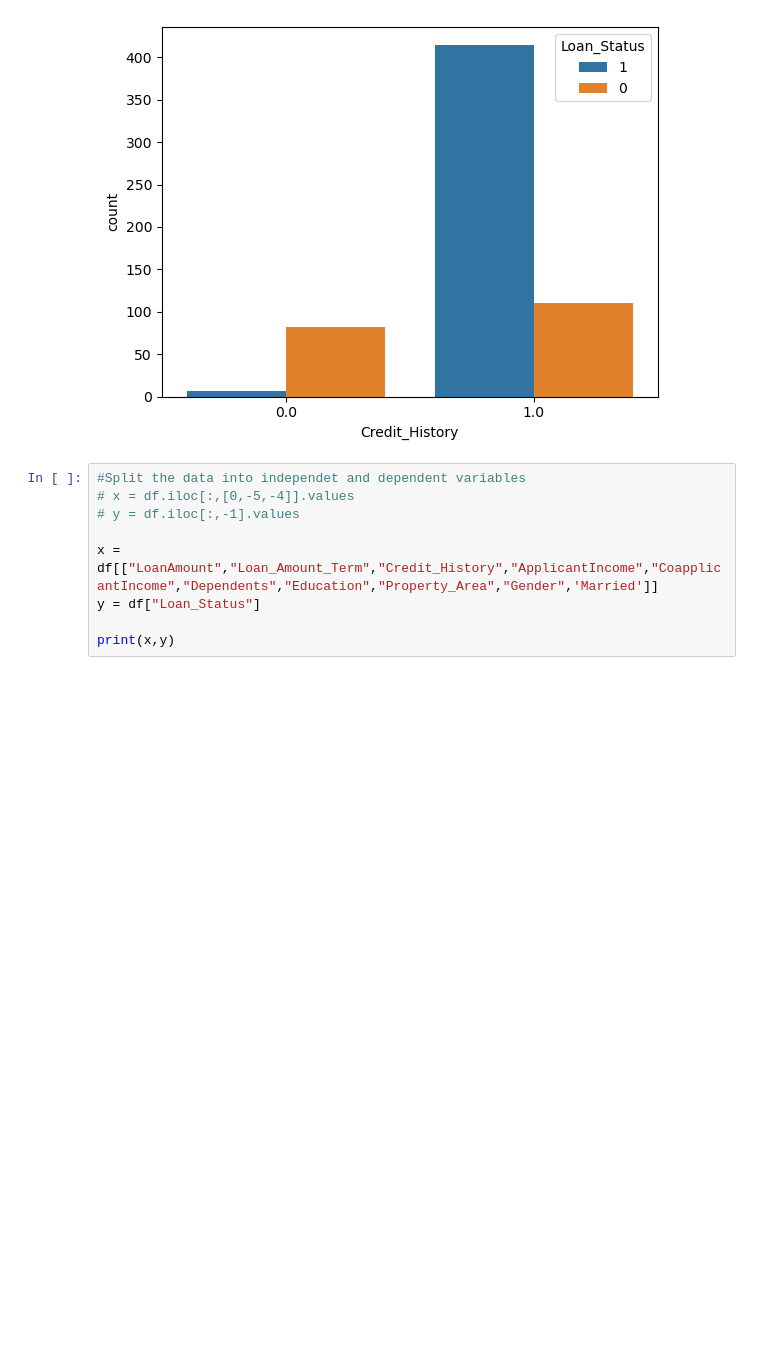
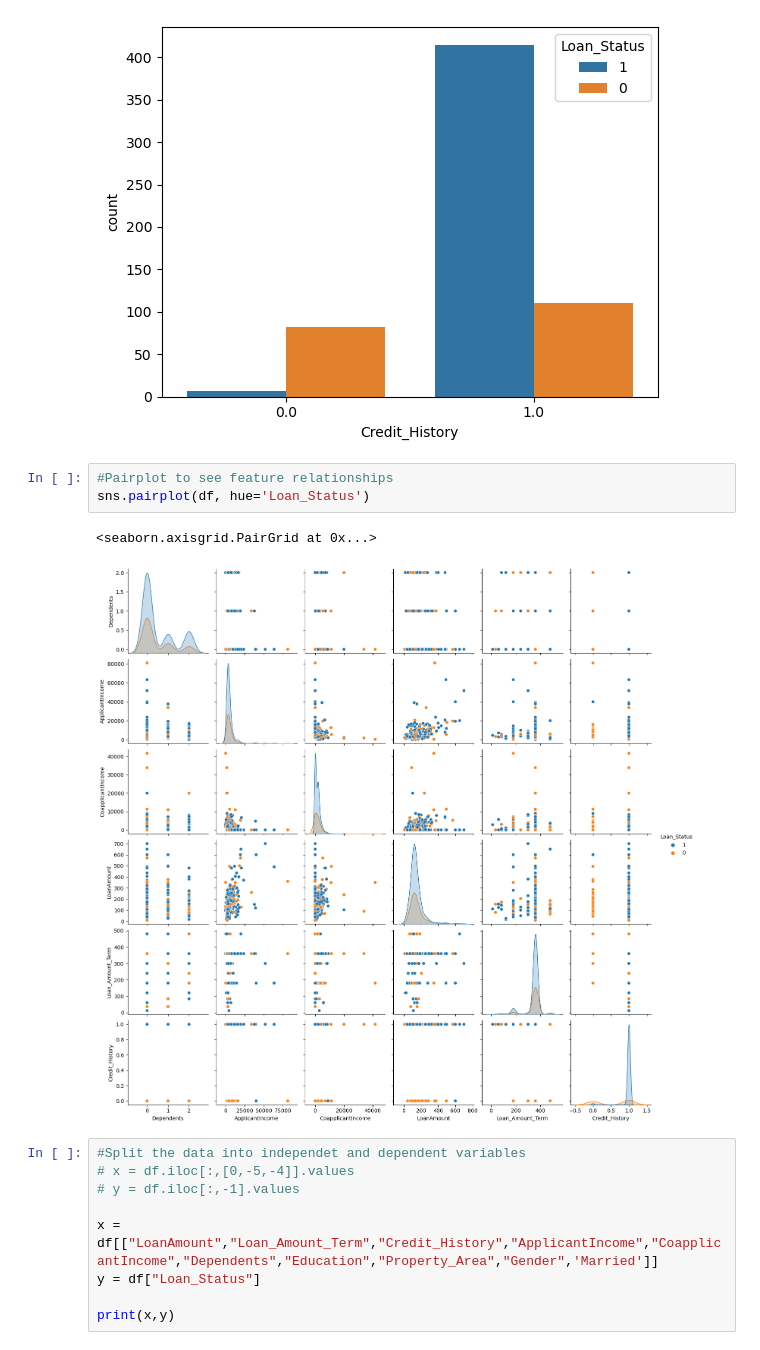
Before and after one commit to jaisic13/loan_default, a Jupyter notebook: Loan prediction.ipynb, the cells around one changed output. Cells and saved outputs as stored; diff of their text form; blank space fills up the shorter version.

```diff
--- a/Loan prediction.ipynb
+++ b/Loan prediction.ipynb
@@ -195,6 +195,12 @@ sns.countplot(x='Credit_History', hue='Loan_Status', data=df)
 # %% [output]
 <Axes: xlabel='Credit_History', ylabel='count'>
 [figure]
+# %%
+#Pairplot to see feature relationships
+sns.pairplot(df, hue='Loan_Status')
+# %% [output]
+<seaborn.axisgrid.PairGrid at 0x...>
+[figure, added]
 # %%
 #Split the data into independet and dependent variables
 # x = df.iloc[:,[0,-5,-4]].values
```
